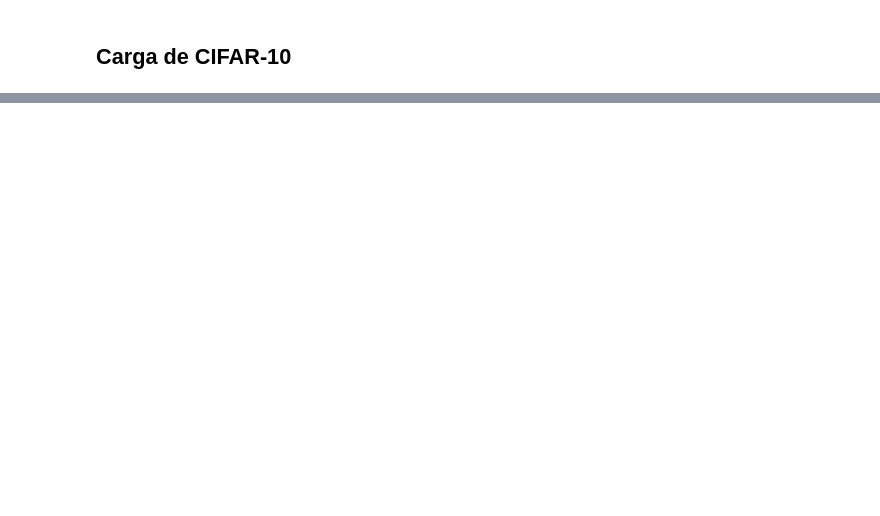
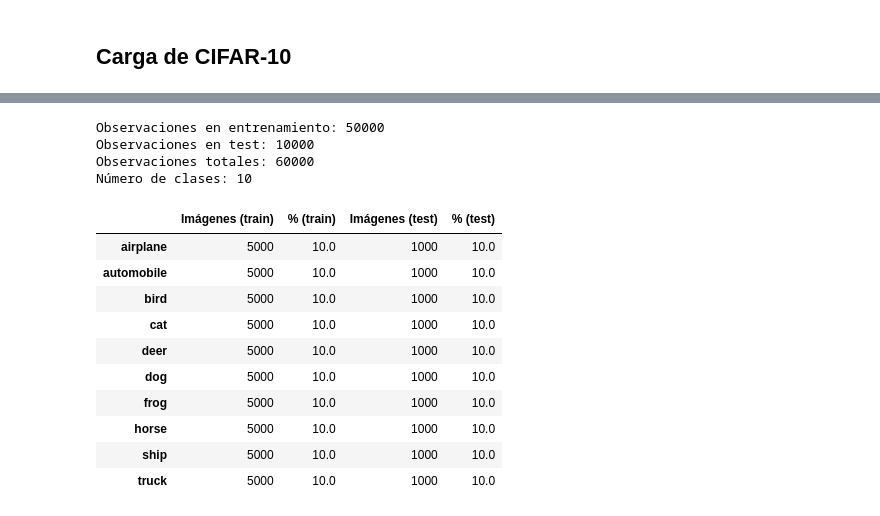
Before and after one commit to Bamo0507/Laboratorio_6_Transfer_Learning, a Jupyter notebook: Laboratorio6_Transfer_Learning.ipynb, the cells around one changed output, grey strips where cells are left out. Saved outputs shown, nothing was run; the diff lists cells and outputs as text; code cells hidden in the pictures; blank space fills up the shorter version.

```diff
--- a/Laboratorio6_Transfer_Learning.ipynb
+++ b/Laboratorio6_Transfer_Learning.ipynb
@@ -61,0 +81,35 @@ Se carga mediante `torchvision.datasets.CIFAR10`, donde el parámetro `train` in
+# %%
+print(f"Observaciones en entrenamiento: {len(train)}")
+print(f"Observaciones en test: {len(test)}")
+print(f"Observaciones totales: {len(train) + len(test)}")
+print(f"Número de clases: {len(CLASES)}")
+# %% [output]
+Observaciones en entrenamiento: 50000
+Observaciones en test: 10000
+Observaciones totales: 60000
+Número de clases: 10
+# %%
+etiquetas_train = pd.Series(train.targets).map(lambda i: CLASES[i])
+etiquetas_test = pd.Series(test.targets).map(lambda i: CLASES[i])
+
+# Se calcula la cantidad y el porcentaje de imágenes por clase en cada conjunto
+distribucion = pd.DataFrame({
+    "Imágenes (train)": etiquetas_train.value_counts(),
+    "% (train)": etiquetas_train.value_counts(normalize=True).mul(100).round(2),
+    "Imágenes (test)": etiquetas_test.value_counts(),
+    "% (test)": etiquetas_test.value_counts(normalize=True).mul(100).round(2),
+}).reindex(CLASES)
+
+distribucion
+# %% [output]
+|  | Imágenes (train) | % (train) | Imágenes (test) | % (test) |
+| airplane | 5000 | 10.0 | 1000 | 10.0 |
+| automobile | 5000 | 10.0 | 1000 | 10.0 |
+| bird | 5000 | 10.0 | 1000 | 10.0 |
+| cat | 5000 | 10.0 | 1000 | 10.0 |
+| deer | 5000 | 10.0 | 1000 | 10.0 |
+| dog | 5000 | 10.0 | 1000 | 10.0 |
+| frog | 5000 | 10.0 | 1000 | 10.0 |
+| horse | 5000 | 10.0 | 1000 | 10.0 |
+| ship | 5000 | 10.0 | 1000 | 10.0 |
+| truck | 5000 | 10.0 | 1000 | 10.0 |
```
Also changed, not shown: parts of 18 cells of this notebook.
